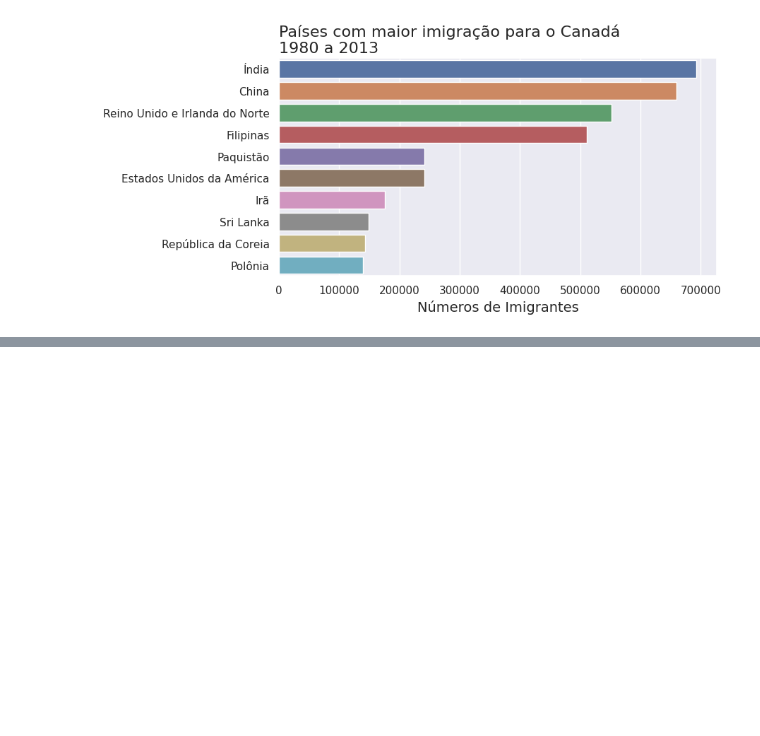
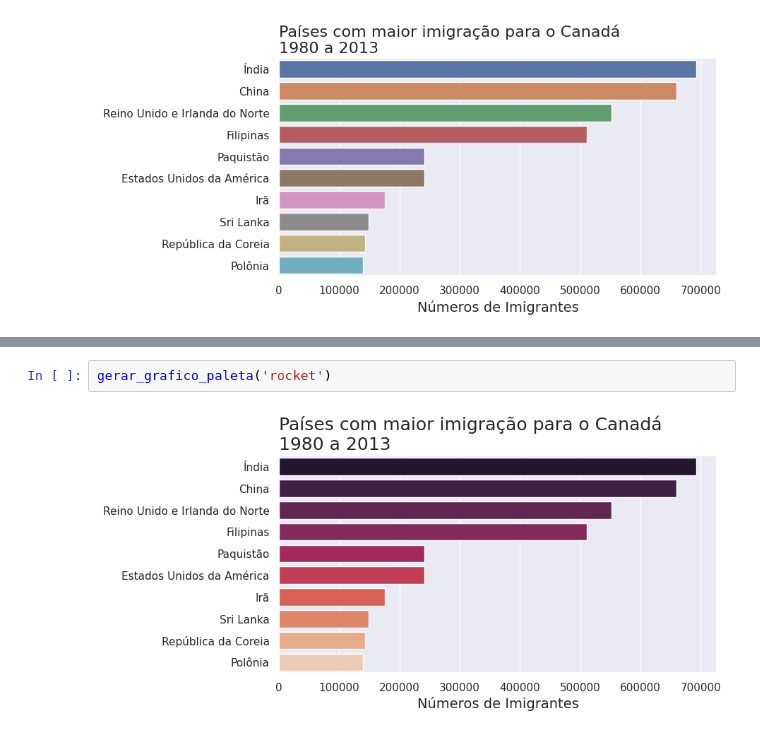
Before and after one commit to alinelima1909/Atividade-notas-dos-alunos_desafio1_python-colab, a Jupyter notebook: Alura_dados_mytplot.ipynb, the cells around one changed output, grey strips where cells are left out. Drawn from its saved outputs; the diff is of its cells as text; blank space fills up the shorter version.

```diff
--- a/Alura_dados_mytplot.ipynb
+++ b/Alura_dados_mytplot.ipynb
@@ -548,0 +564,4 @@ plt.show()
+# %%
+gerar_grafico_paleta('rocket')
+# %% [output]
+[figure, added]
```
Also changed, not shown: parts of 34 cells of this notebook.
